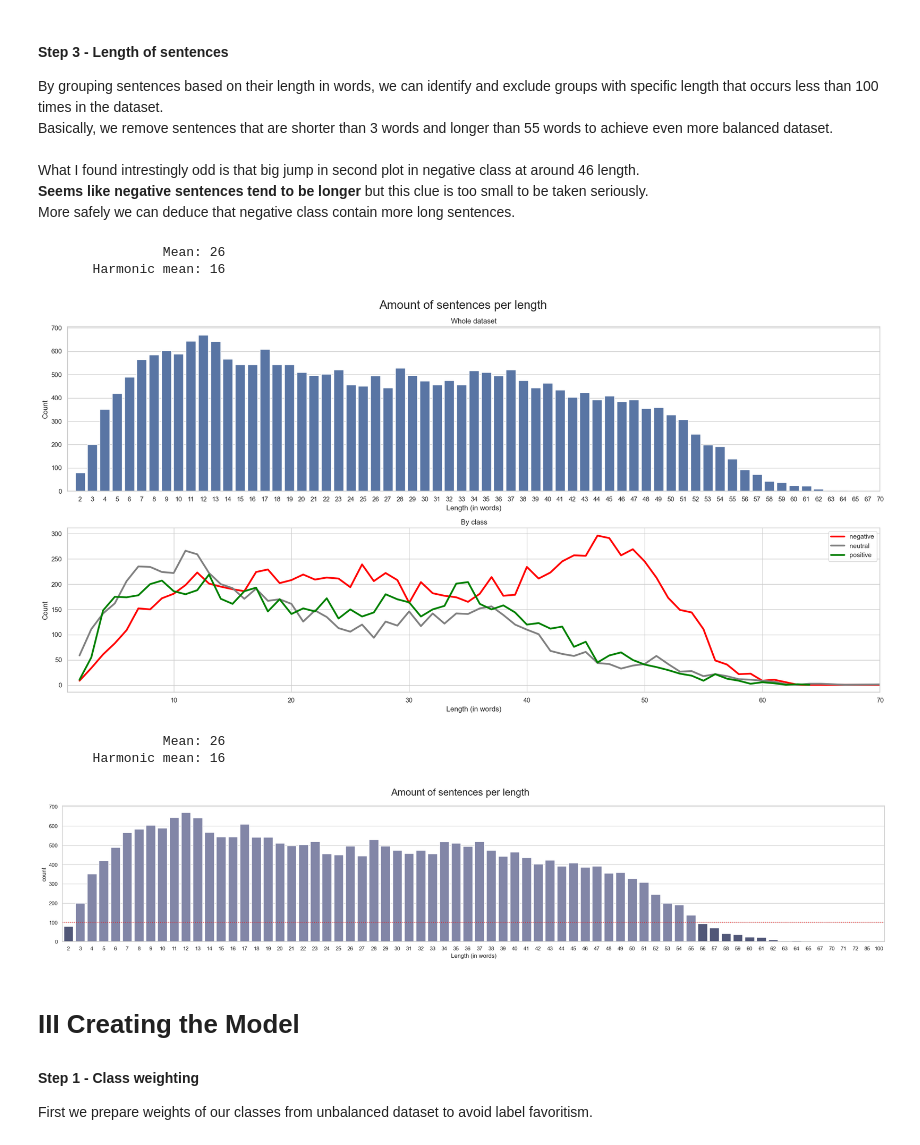
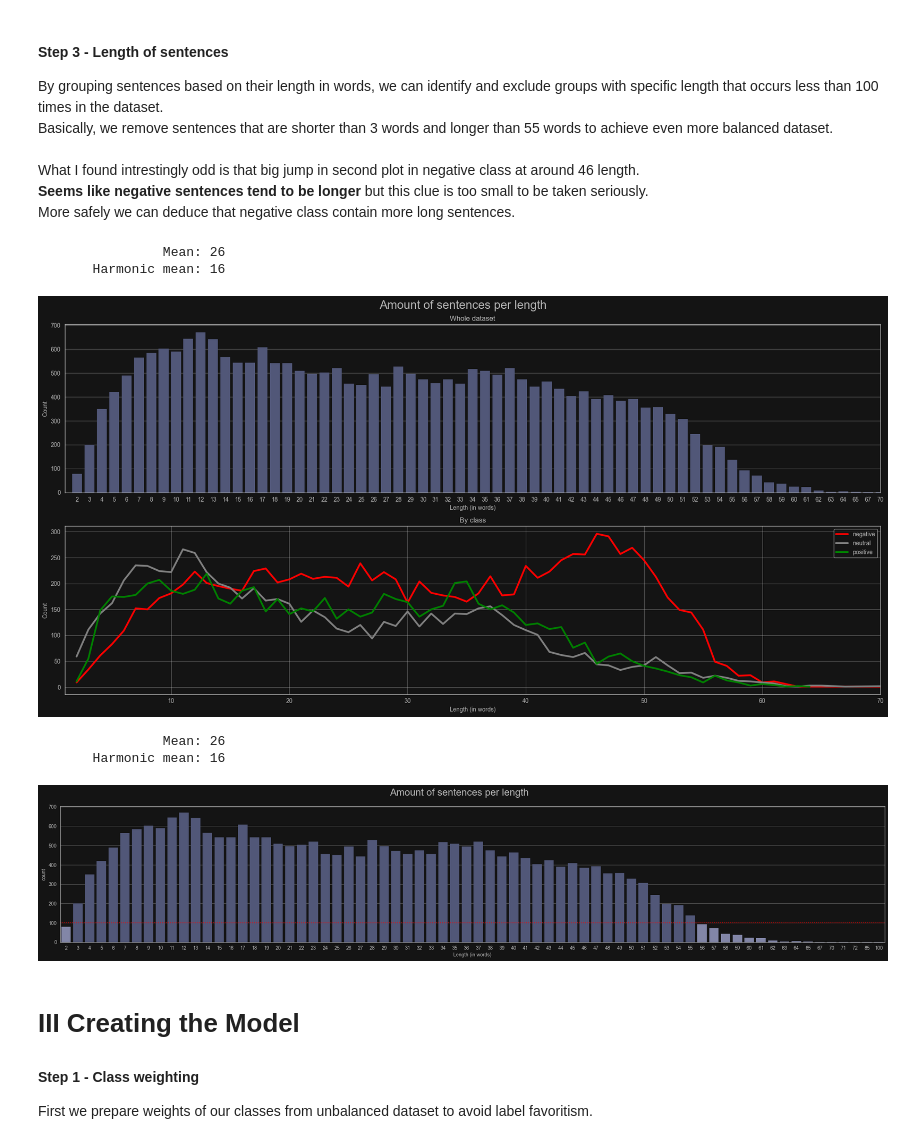
Before and after one commit to gracjan-p/twitter-sentiments, a Jupyter notebook: emotions.ipynb, the cells around one changed output. Drawn from its saved outputs; the diff is of its cells as text; code cells hidden in the pictures.

```diff
--- a/emotions.ipynb
+++ b/emotions.ipynb
@@ -95,12 +94,30 @@ dtype: int64
 df.duplicated().sum()
 # %% [output]
 331
+# %%
+# styling for plots
+WHITE_MID = '#b5b5b5'
+NAVY_LIGHT = '#4B527E'
+NAVY_DARK = '#7C81AD'
+
+plt.rcParams['figure.facecolor'] = '#141414'
+plt.rcParams['text.color'] = WHITE_MID
+plt.rcParams['axes.facecolor'] = '#141414'
+plt.rcParams['axes.edgecolor'] = WHITE_MID
+plt.rcParams['axes.labelcolor'] = WHITE_MID
+plt.rcParams['axes.titlecolor'] = WHITE_MID
+plt.rcParams['grid.color'] = WHITE_MID
+plt.rcParams['grid.alpha'] = 1
+plt.rcParams['grid.linestyle'] = '--'
+plt.rcParams['grid.linewidth'] = 0.5
+
+plt.rcParams['xtick.color'] = WHITE_MID
+plt.rcParams['ytick.color'] = WHITE_MID
+plt.rcParams['axes.linewidth'] = 1
+plt.rcParams['legend.edgecolor'] = WHITE_MID
+plt.rcParams['legend.labelcolor'] = WHITE_MID
 # %%
 from copy import deepcopy
-
-sns.set(style="whitegrid")
-NAVY_LIGHT = '#4B527E'
-NAVY_DARK = '#7C81AD'
 
 # For better plot visualisation I saved duplicates  in second data frame
 df_duplicates = deepcopy(df)
@@ -108,7 +125,7 @@ df.drop_duplicates(subset='text', keep='first', inplace=True)
 
 fig = plt.figure()
 fig = sns.countplot(df_duplicates, x='label', color='red', linewidth=0)
-fig = sns.countplot(df, x='label', color=NAVY_DARK, linewidth=0)
+fig = sns.countplot(df, x='label', color=NAVY_LIGHT, linewidth=0)
 
 plt.tight_layout()
 plt.title('Duplicates per label')
@@ -177,37 +197,37 @@ downsampled_df['length'] = downsampled_df['text'].apply(lambda x: len(x.split())
 df_by_label = lambda x: df[df['label'] == x]
 
 fig, axes = plt.subplots(nrows=2, ncols=1, figsize=(20, 10))
-sns.countplot(df, x='length', ax=axes[0])
+sns.countplot(df, x='length', ax=axes[0], linewidth=0, color=NAVY_LIGHT)
 
 colors = ['red', 'grey', 'green']
 for i, color in enumerate(colors):
     count_by_length = df_by_label(i)['length'].value_counts().sort_index()
     sns.lineplot(x=count_by_length.index, y=count_by_length.values, marker=None, color=color, linewidth=3, ax=axes[1])
 
 axes[0].set_title('Whole dataset')
 axes[0].set_ylabel('Count')
 axes[0].set_xlabel('Length (in words)')
 axes[0].set_xlim(-1, 65)
 
 axes[1].set_title('By class')
 axes[1].set_ylabel('Count')
 axes[1].set_xlabel('Length (in words)')
 axes[1].set_xlim(1, 70)
 
 legend_labels = ['negative', 'neutral', 'positive']
 custom_lines = [Line2D([0], [0], color=colors[i], lw=3) for i in range(len(colors))]
 axes[1].legend(custom_lines, legend_labels)
 
 print(f"{'Mean':>20}: {int(df['length'].mean())}\n"
       f"{'Harmonic mean':>20}: {int(hmean(df['length']))}")
 
 fig.suptitle('Amount of sentences per length', fontsize=20)
 plt.tight_layout()
 plt.show()
 # %% [output]
                 Mean: 26
        Harmonic mean: 16
-[figure, old version]
+[figure, new version]
 # %%
 # cutting off the sentences, technically we don't need the length column for this
 df_cut = df[(df['length'] >= 3) & (df['length'] <= 55)]
@@ -216,8 +236,8 @@ downsampled_df = downsampled_df[(downsampled_df['length'] >= 3) & (downsampled_d
 min_count = len(df[df['length'] == 100])
 
 fig, axes = plt.subplots(nrows=1, ncols=1, figsize=(30, 5))
-sns.countplot(df, x='length', color=NAVY_LIGHT)
-sns.countplot(df_cut, x='length', color=NAVY_DARK)
+sns.countplot(df, x='length', color=NAVY_DARK, linewidth=0)
+sns.countplot(df_cut, x='length', color=NAVY_LIGHT, linewidth=0)
 
 plt.axhline(y=100, color='red', linestyle=':')
 
@@ -232,7 +252,7 @@ df = df_cut
 # %% [output]
                 Mean: 26
        Harmonic mean: 16
-[figure, old version]
+[figure, new version]
 # %% [markdown]
 # III Creating the Model
 #### Step 1 - Class weighting
```
Also changed, not shown: parts of 10 cells of this notebook, 2 other files.
